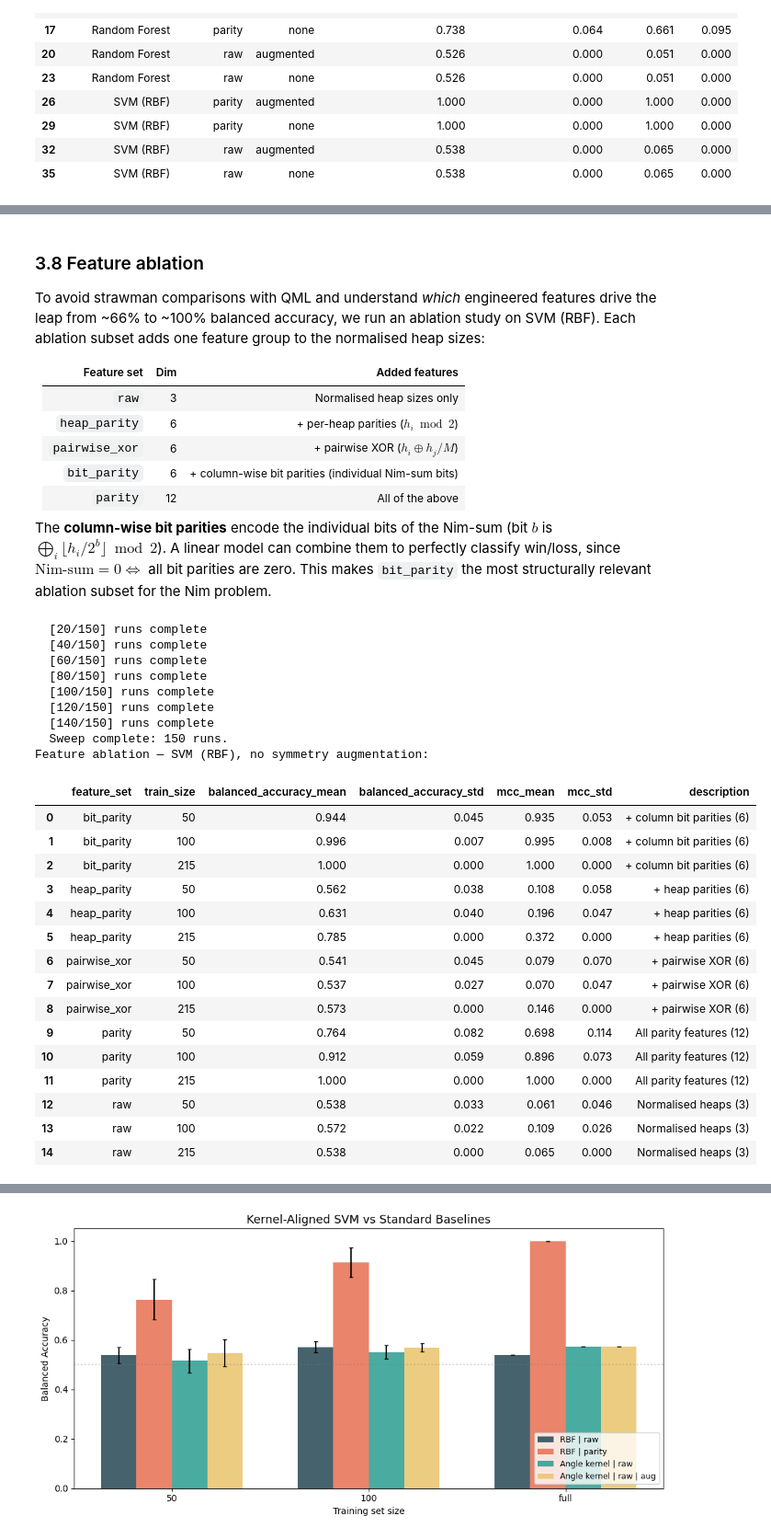
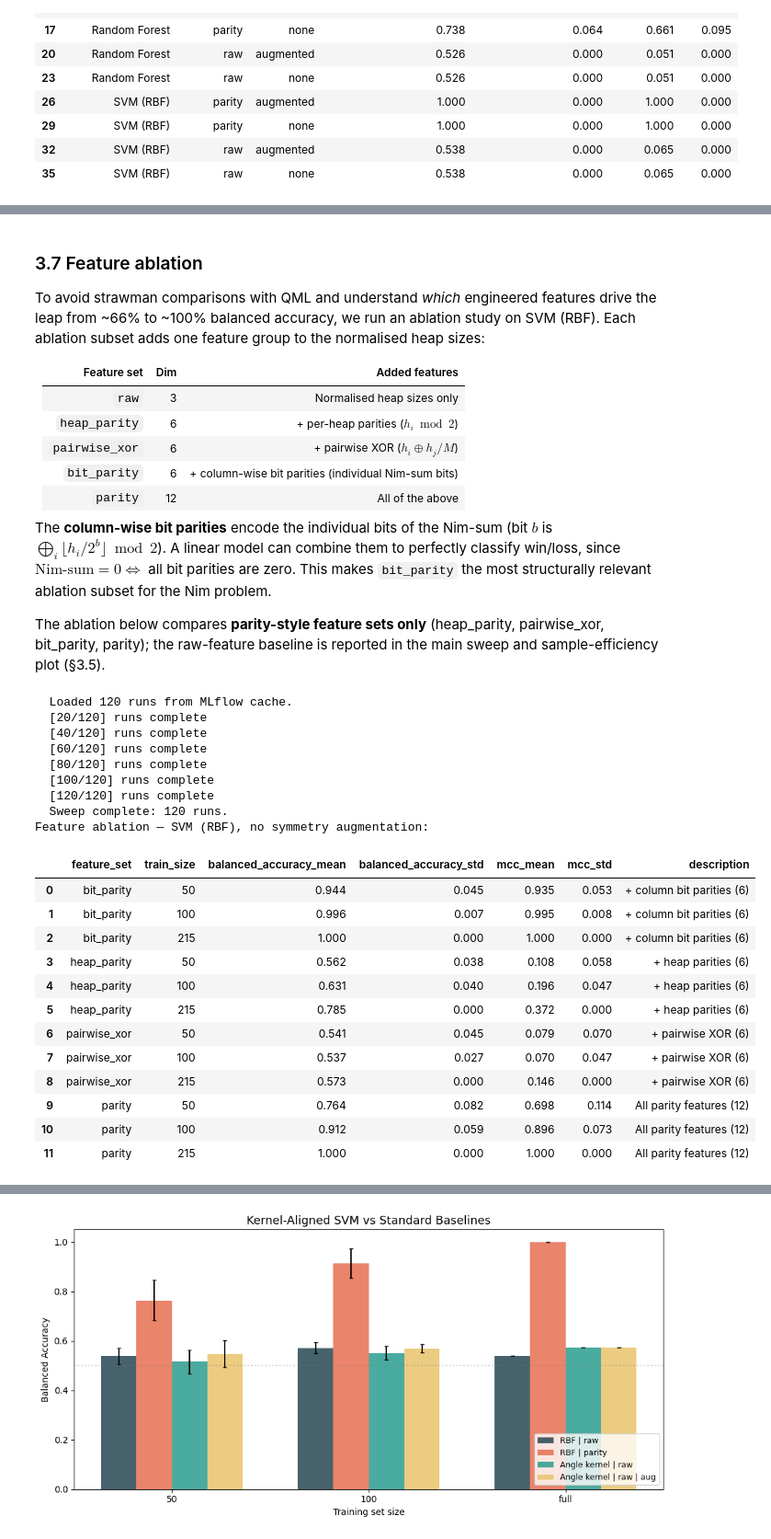
Before and after one commit to gelbh/comp47950-qml-project, a Jupyter notebook: notebooks/qml_project.ipynb, the cells around one changed output, grey strips where cells are left out. Shown at 92% size. Cells and saved outputs as stored; diff of their text form; code cells hidden in the pictures.

```diff
--- a/notebooks/qml_project.ipynb
+++ b/notebooks/qml_project.ipynb
@@ -575,15 +570,14 @@ plt.show()
 We train on $M \leq 5$ (subsets 50, 100, full = 215) and test on $M > 5$ (296 states). 3 models $\times$ 2 feature sets $\times$ 2 symmetry variants $\times$ 3 training sizes $\times$ 10 seeds = **360 configurations** with win-rate evaluation (200 games each).
 # %%
 sweep = run_classical_sweep(
-    ood.X_train, ood.y_train,
-    ood.X_test, ood.y_test,
+    split.X_train, split.y_train,
+    split.X_test, split.y_test,
     model_names=["SVM (RBF)", "Random Forest", "Logistic Regression"],
     feature_sets=["raw", "parity"],
     symmetry_variants=["none", "augmented"],
     train_sizes=[50, 100, "full"],
     seeds=list(range(10)),
     M=7,
-    regime="ood",
     compute_win_rate=True,
     n_games_win_rate=200,
     mlflow_experiment="classical-baselines-ood",
@@ -711,29 +712,0 @@ Confusion matrices for all three models with raw and parity features at full tra
-# %%
-from sklearn.metrics import ConfusionMatrixDisplay
-
-model_names_disp = ["SVM (RBF)", "Random Forest", "Logistic Regression"]
-fig, axes = plt.subplots(2, 3, figsize=(14, 8))
-
-for col, model_name in enumerate(model_names_disp):
-    for row, fs in enumerate(["raw", "parity"]):
-        ax = axes[row, col]
-        # Pick seed=0, full training, no symmetry
-        match = [
-            r for r in sweep.results
-            if r.model_name == model_name
-            and r.feature_set == fs
-            and r.symmetry == "none"
-            and r.train_size == len(ood.X_train)
-            and r.seed == 0
-        ]
-        if match:
-            r = match[0]
-            ConfusionMatrixDisplay(r.cm, display_labels=["Losing", "Winning"]).plot(
-                ax=ax, colorbar=False, cmap="Blues",
-            )
-            ax.set_title(f"{model_name}\n{fs} features\nBAcc={r.balanced_accuracy:.3f} MCC={r.mcc:.3f}")
-        else:
-            ax.set_visible(False)
-
-plt.tight_layout()
-plt.show()
@@ -745,7 +716,7 @@ plt.show()
 The table below shows results at full training size (215) from the sweep above.
 # %%
 # Full-training results from the sweep above
-ood_summary_full = sweep_summary[sweep_summary.train_size == len(ood.X_train)]
+ood_summary_full = sweep_summary[sweep_summary.train_size == len(split.X_train)]
 ood_display = ood_summary_full[[
     "model", "feature_set", "symmetry",
     "balanced_accuracy_mean", "balanced_accuracy_std",
@@ -796,7 +767,7 @@ All results in this section use the same design: train on M≤5 (subsets 50, 100
 
 **Implications for QML:** The parity-aware classical baseline sets a high bar. For QML to demonstrate value, the quantum feature map must implicitly discover XOR/parity structure *without* engineered features. The most relevant comparison is classical models on raw features without augmentation — particularly SVM (RBF) at ~0.66 balanced accuracy — since the VQC operates on raw features and cannot exploit $S_3$ augmentation directly. The sample-efficiency comparison (§8) will test whether QML on raw features can match classical models on parity features, especially at small training sizes.
 # %% [markdown]
-### 3.8 Feature ablation
+### 3.7 Feature ablation
 
 To avoid strawman comparisons with QML and understand *which* engineered features drive the leap from ~66% to ~100% balanced accuracy, we run an ablation study on SVM (RBF). Each ablation subset adds one feature group to the normalised heap sizes:
 
@@ -809,19 +780,20 @@ To avoid strawman comparisons with QML and understand *which* engineered feature
 | `parity` | 12 | All of the above |
 
 The **column-wise bit parities** encode the individual bits of the Nim-sum (bit $b$ is $\bigoplus_i \lfloor h_i / 2^b \rfloor \bmod 2$). A linear model can combine them to perfectly classify win/loss, since $\text{Nim-sum} = 0 \iff$ all bit parities are zero. This makes `bit_parity` the most structurally relevant ablation subset for the Nim problem.
+
+The ablation below compares **parity-style feature sets only** (heap_parity, pairwise_xor, bit_parity, parity); the raw-feature baseline is reported in the main sweep and sample-efficiency plot (§3.5).
 # %%
-from qml_project.baselines import ABLATION_FEATURE_SETS, FEATURE_SET_DESCRIPTIONS
+from qml_project.baselines import ABLATION_FEATURE_SETS_NO_RAW, FEATURE_SET_DESCRIPTIONS
 
 ablation_sweep = run_classical_sweep(
-    ood.X_train, ood.y_train,
-    ood.X_test, ood.y_test,
+    split.X_train, split.y_train,
+    split.X_test, split.y_test,
     model_names=["SVM (RBF)"],
-    feature_sets=ABLATION_FEATURE_SETS,
+    feature_sets=ABLATION_FEATURE_SETS_NO_RAW,
     symmetry_variants=["none"],
     train_sizes=[50, 100, "full"],
     seeds=list(range(10)),
     M=7,
-    regime="ood",
     compute_win_rate=False,
     mlflow_experiment="classical-ablation-ood",
     verbose=True,
@@ -829,41 +801,38 @@ ablation_sweep = run_classical_sweep(
 
 abl_summary = ablation_sweep.summary(
     group_cols=("feature_set", "train_size"),
 )
 abl_display = abl_summary[[
     "feature_set", "train_size",
     "balanced_accuracy_mean", "balanced_accuracy_std",
     "mcc_mean", "mcc_std",
 ]].copy()
 for col in abl_display.columns[2:]:
     abl_display[col] = abl_display[col].round(3)
 
 abl_display["description"] = abl_display["feature_set"].map(FEATURE_SET_DESCRIPTIONS)
 print("Feature ablation — SVM (RBF), no symmetry augmentation:")
 display(abl_display)
 # %% [output]
-  [20/150] runs complete
-  [40/150] runs complete
-  [60/150] runs complete
-  [80/150] runs complete
-  [100/150] runs complete
-  [120/150] runs complete
-  [140/150] runs complete
-  Sweep complete: 150 runs.
+  Loaded 120 runs from MLflow cache.
+  [20/120] runs complete
+  [40/120] runs complete
+  [60/120] runs complete
+  [80/120] runs complete
+  [100/120] runs complete
+  [120/120] runs complete
+  Sweep complete: 120 runs.
 Feature ablation — SVM (RBF), no symmetry augmentation:
 |  | feature_set | train_size | balanced_accuracy_mean | balanced_accuracy_std | mcc_mean | mcc_std | description |
 | 0 | bit_parity | 50 | 0.944 | 0.045 | 0.935 | 0.053 | + column bit parities (6) |
 | 1 | bit_parity | 100 | 0.996 | 0.007 | 0.995 | 0.008 | + column bit parities (6) |
 | 2 | bit_parity | 215 | 1.000 | 0.000 | 1.000 | 0.000 | + column bit parities (6) |
 | 3 | heap_parity | 50 | 0.562 | 0.038 | 0.108 | 0.058 | + heap parities (6) |
 | 4 | heap_parity | 100 | 0.631 | 0.040 | 0.196 | 0.047 | + heap parities (6) |
 | 5 | heap_parity | 215 | 0.785 | 0.000 | 0.372 | 0.000 | + heap parities (6) |
 | 6 | pairwise_xor | 50 | 0.541 | 0.045 | 0.079 | 0.070 | + pairwise XOR (6) |
 | 7 | pairwise_xor | 100 | 0.537 | 0.027 | 0.070 | 0.047 | + pairwise XOR (6) |
 | 8 | pairwise_xor | 215 | 0.573 | 0.000 | 0.146 | 0.000 | + pairwise XOR (6) |
 | 9 | parity | 50 | 0.764 | 0.082 | 0.698 | 0.114 | All parity features (12) |
 | 10 | parity | 100 | 0.912 | 0.059 | 0.896 | 0.073 | All parity features (12) |
 | 11 | parity | 215 | 1.000 | 0.000 | 1.000 | 0.000 | All parity features (12) |
-| 12 | raw | 50 | 0.538 | 0.033 | 0.061 | 0.046 | Normalised heaps (3) |
-| 13 | raw | 100 | 0.572 | 0.022 | 0.109 | 0.026 | Normalised heaps (3) |
-| 14 | raw | 215 | 0.538 | 0.000 | 0.065 | 0.000 | Normalised heaps (3) |
```
Also changed, not shown: parts of 28 cells of this notebook.
